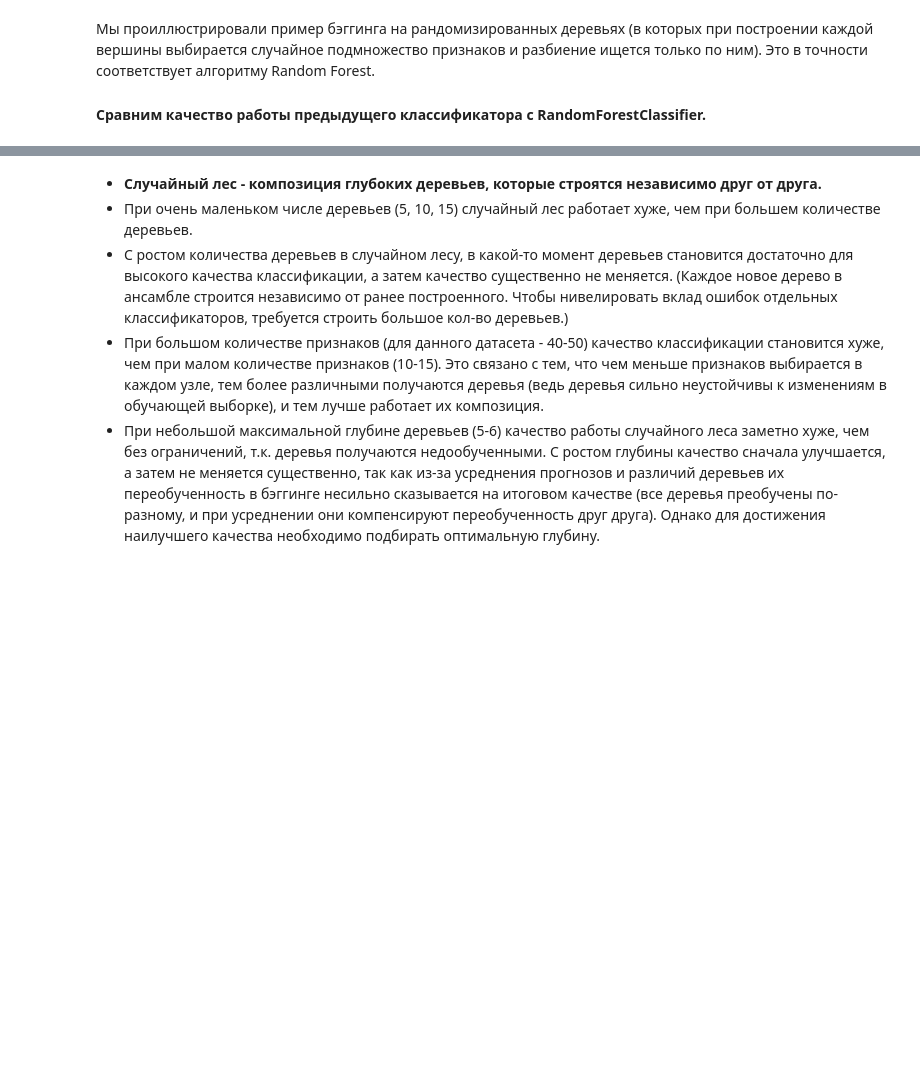
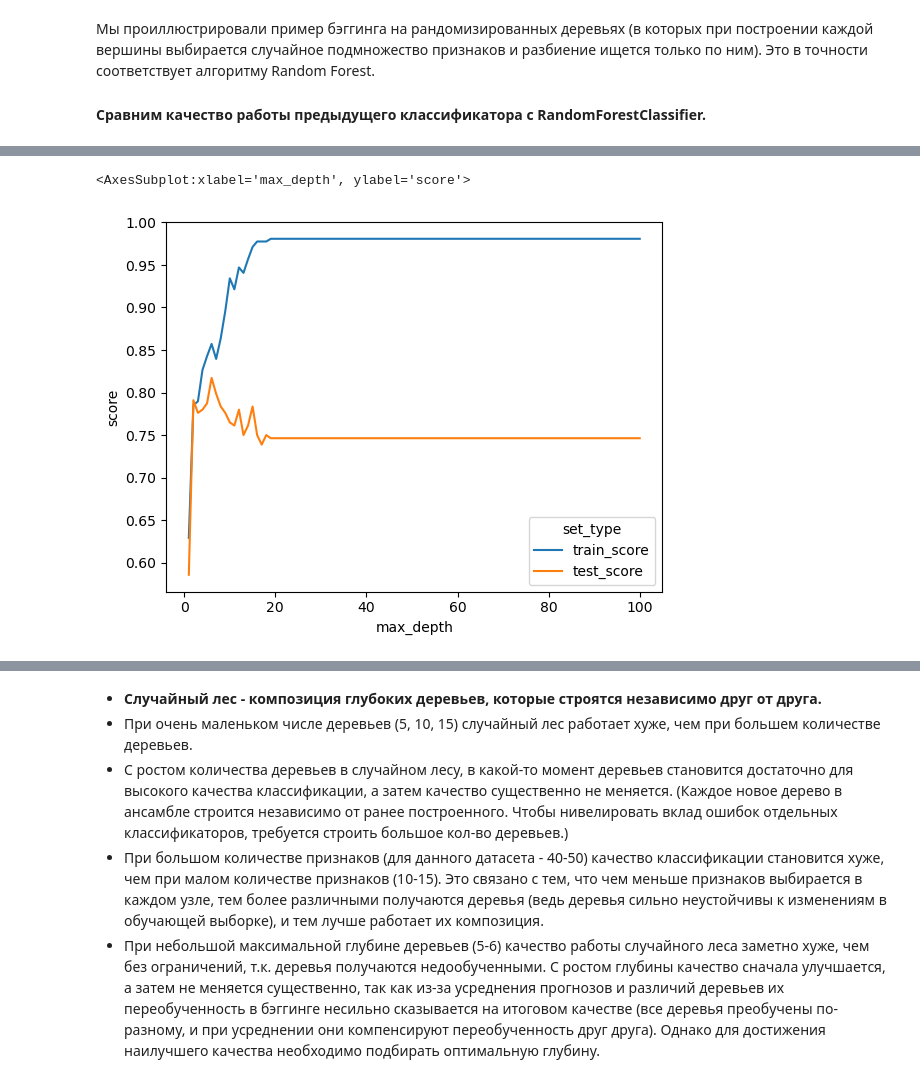
Before and after one commit to AngelinaAngelSun/0.Training-Python_SQL_MLagorithms, a Jupyter notebook: DecisionTree_RandomForest_Bagging_RSS.ipynb, the cells around one changed output, grey strips where cells are left out. Saved outputs shown, nothing was run; the diff lists cells and outputs as text; code cells hidden in the pictures; blank space fills up the shorter version.

```diff
--- a/DecisionTree_RandomForest_Bagging_RSS.ipynb
+++ b/DecisionTree_RandomForest_Bagging_RSS.ipynb
@@ -676,0 +808,20 @@ cross_v_score5 = cross_val_score(rf, X, y, cv = 10, n_jobs = -1).mean()
+# %%
+# Установим значения глубины деревьев, которые мы будем перебирать и количество признаков для каждого разбиения
+max_depth_values = range(1, 101)
+max_features = int(np.sqrt(len(X.columns)))
+
+# Создадим датафрейм
+scores_data = pd.DataFrame()
+
+# Создадим цикл для перебора параметров глубины дерева
+for max_depth in max_depth_values:
+    clf = DecisionTreeClassifier(criterion = 'entropy', max_features = max_features, max_depth = max_depth, random_state = 42)
+    clf.fit(X_train, y_train)
+    train_score = round(clf.score(X_train, y_train), 4)
+    test_score = round(clf.score(X_valid, y_valid), 4)
+    temp_score_data = pd.DataFrame({'max_depth' : [max_depth], 'train_score' : [train_score], 'test_score' : [test_score]})
+
+    # scores_data.append(temp_score_data)
+    scores_data = pd.concat([scores_data, temp_score_data])
+
+display(scores_data)
@@ -676,0 +842,5 @@ cross_v_score5 = cross_val_score(rf, X, y, cv = 10, n_jobs = -1).mean()
+# %%
+# Развернем датасет, чтобы для каждой глубины дерева было два значения score для тренировочной и тестовой выборки
+score_data_long = pd.melt(scores_data, id_vars = 'max_depth', value_vars = ['train_score', 'test_score'],
+                                        var_name = 'set_type', value_name = 'score')
+display(score_data_long)
@@ -676,0 +861,6 @@ cross_v_score5 = cross_val_score(rf, X, y, cv = 10, n_jobs = -1).mean()
+# %%
+# Посмотрим на значения score на тренировочной и тестовой выборке в зависимости от глубины дерева
+sns.lineplot(x = 'max_depth', y = 'score', hue = 'set_type', data = score_data_long)
+# %% [output]
+<AxesSubplot:xlabel='max_depth', ylabel='score'>
+[figure, added]
```
Also changed, not shown: parts of 87 cells of this notebook.
